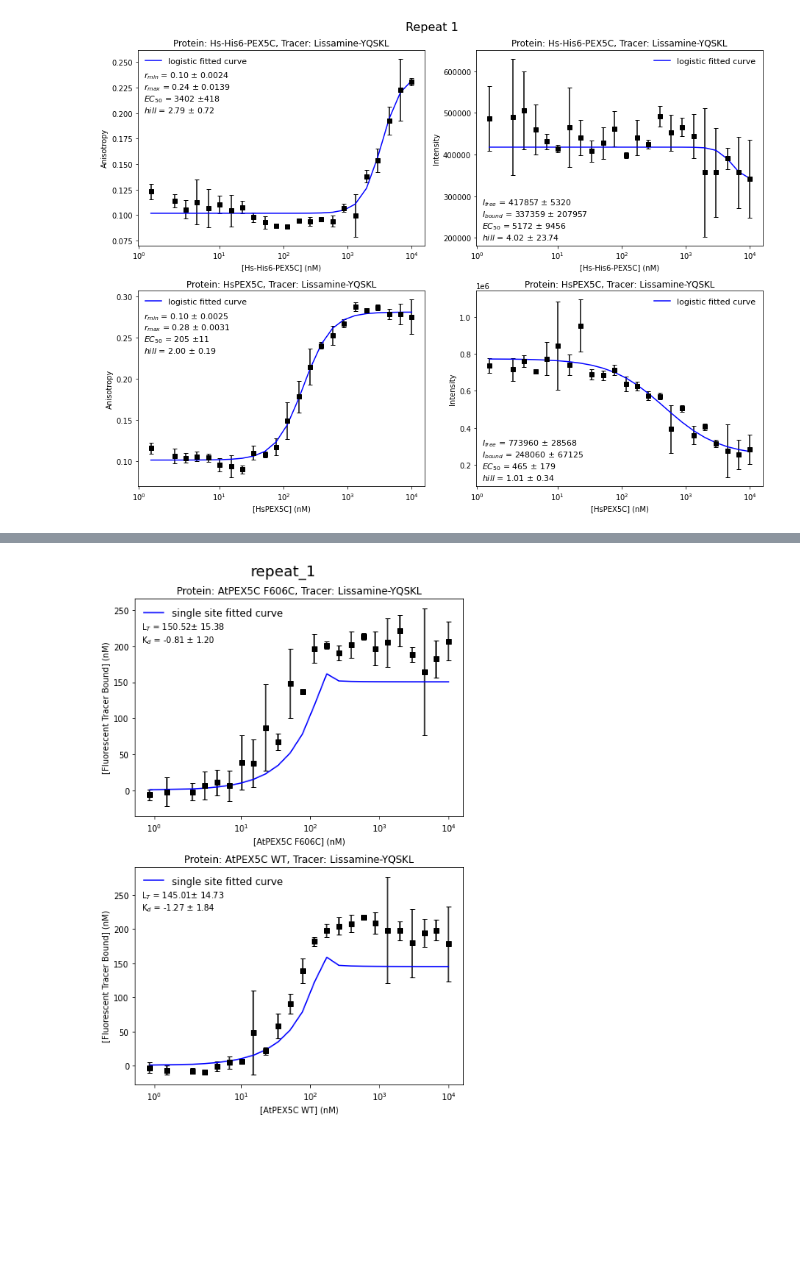
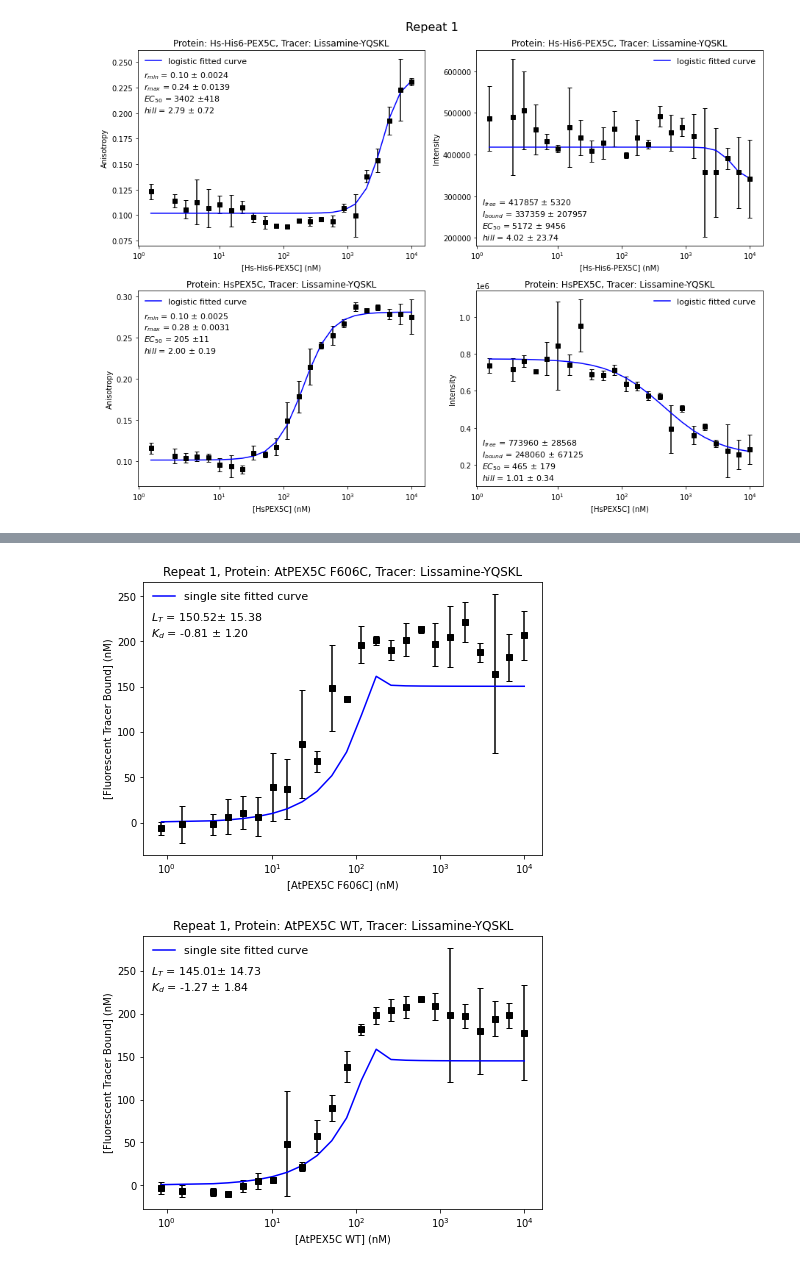
Before and after one commit to mariuszlas/Fluorescence-Anisotropy-Analysis-Development, a Jupyter notebook: fluorescenceanisotropy/fluores_anisotropy.ipynb, the cells around one changed output, grey strips where cells are left out. Cells and saved outputs as stored; diff of their text form; code cells hidden in the pictures; blank space fills up the shorter version.

```diff
--- a/fluorescenceanisotropy/fluores_anisotropy.ipynb
+++ b/fluorescenceanisotropy/fluores_anisotropy.ipynb
@@ -1387,4 +1632,5 @@ my_data3.singlesite_fit_pair('repeat_1', ('AtPEX5C WT', 'Lissamine-YQSKL'), sig=
 # %%
-my_data3.plot_kd_all()
+my_data3.plot_kd()
 # %% [output]
-[figure, old version]
+[figure, new version]
+[figure, added]
```
Also changed, not shown: parts of 32 cells of this notebook.
